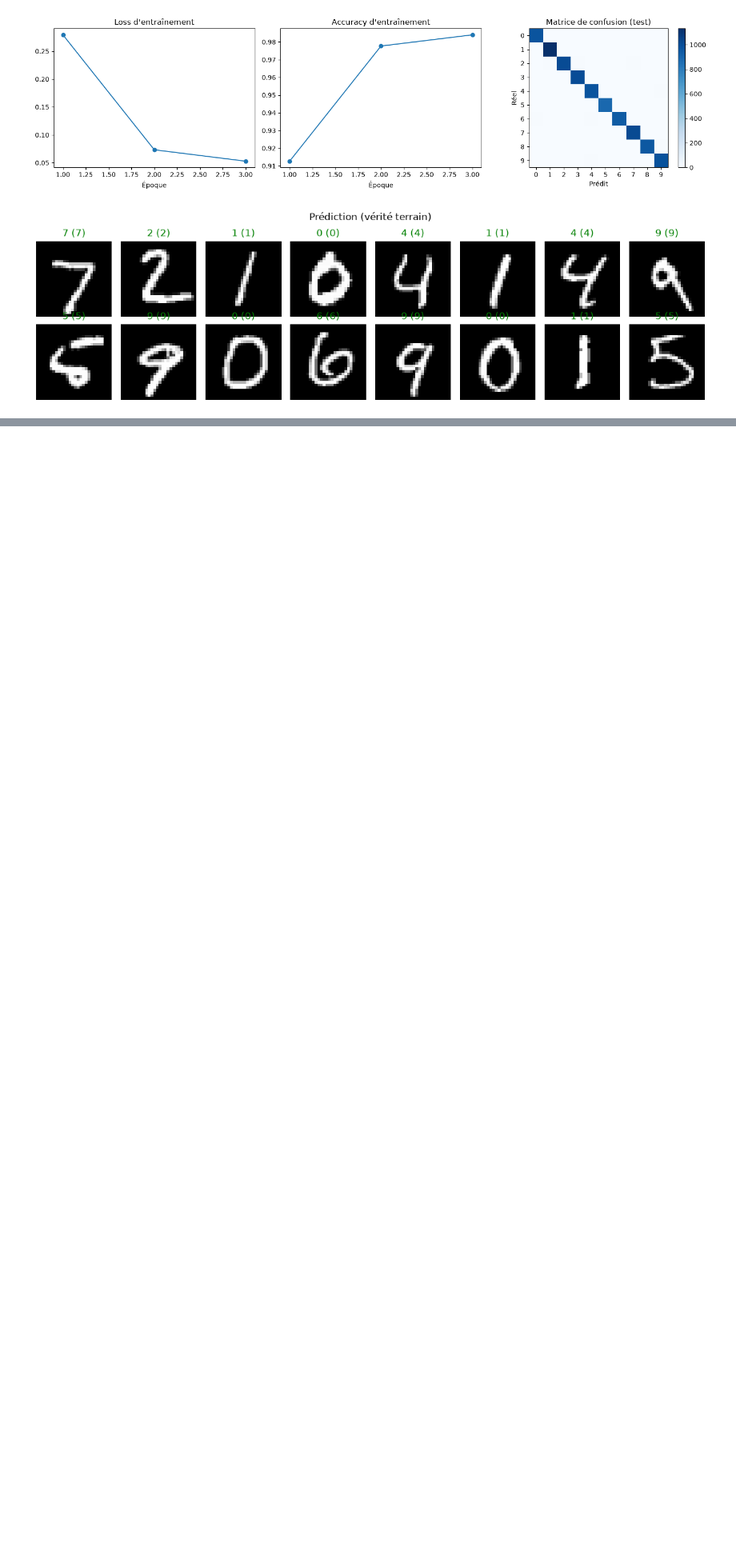
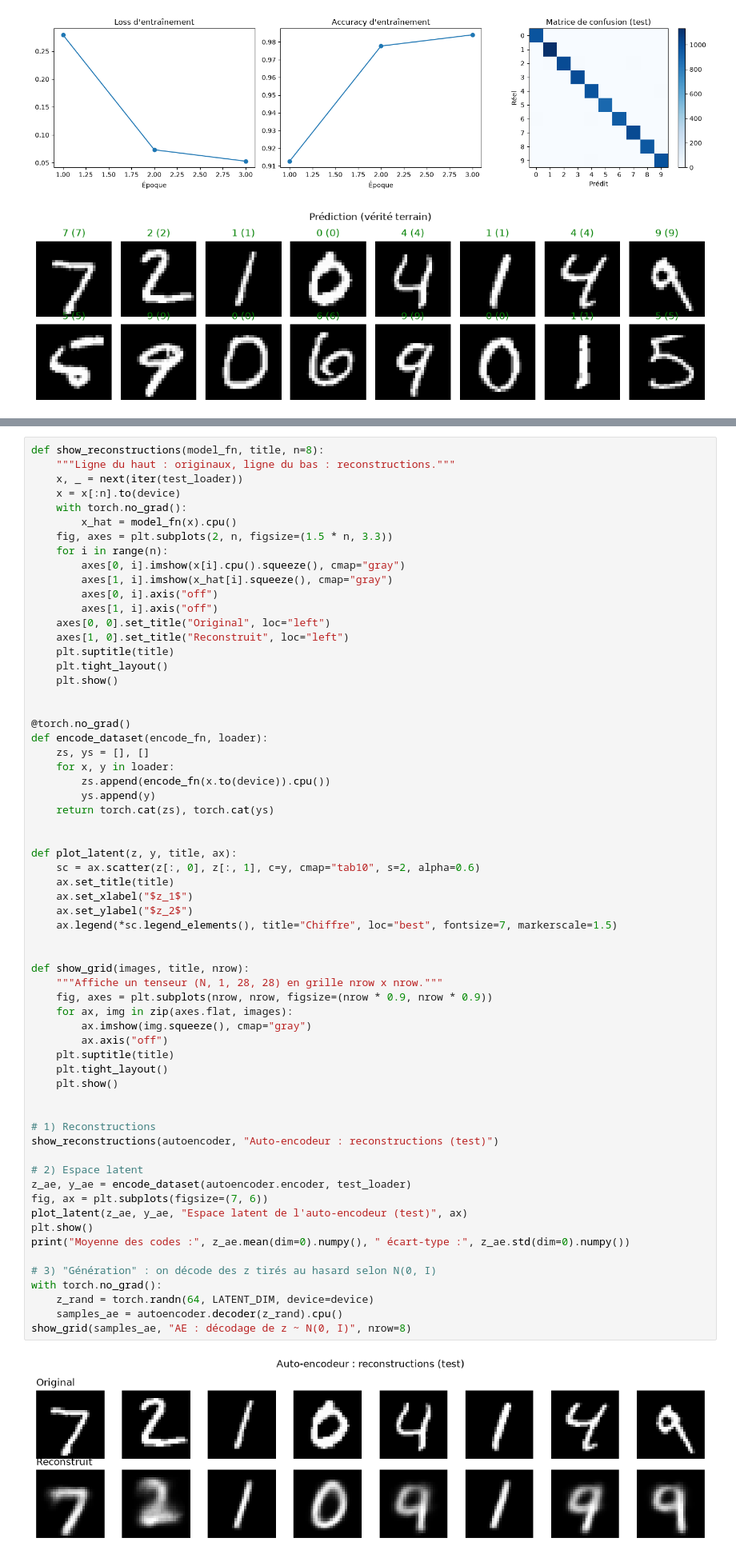
Before and after one commit to yassineabouhassan77-crypto/tp-modeles-generatifs, a Jupyter notebook: modeles_generatifs.ipynb, the cells around one changed output, grey strips where cells are left out. Shown at 80% size. Cells and saved outputs as stored; diff of their text form; blank space fills up the shorter version.

```diff
--- a/modeles_generatifs.ipynb
+++ b/modeles_generatifs.ipynb
@@ -221,0 +352,65 @@ Accuracy test : 0.9881
+# %%
+def show_reconstructions(model_fn, title, n=8):
+    """Ligne du haut : originaux, ligne du bas : reconstructions."""
+    x, _ = next(iter(test_loader))
+    x = x[:n].to(device)
+    with torch.no_grad():
+        x_hat = model_fn(x).cpu()
+    fig, axes = plt.subplots(2, n, figsize=(1.5 * n, 3.3))
+    for i in range(n):
+        axes[0, i].imshow(x[i].cpu().squeeze(), cmap="gray")
+        axes[1, i].imshow(x_hat[i].squeeze(), cmap="gray")
+        axes[0, i].axis("off")
+        axes[1, i].axis("off")
+    axes[0, 0].set_title("Original", loc="left")
+    axes[1, 0].set_title("Reconstruit", loc="left")
+    plt.suptitle(title)
+    plt.tight_layout()
+    plt.show()
+
+
+@torch.no_grad()
+def encode_dataset(encode_fn, loader):
+    zs, ys = [], []
+    for x, y in loader:
+        zs.append(encode_fn(x.to(device)).cpu())
+        ys.append(y)
+    return torch.cat(zs), torch.cat(ys)
+
+
+def plot_latent(z, y, title, ax):
+    sc = ax.scatter(z[:, 0], z[:, 1], c=y, cmap="tab10", s=2, alpha=0.6)
+    ax.set_title(title)
+    ax.set_xlabel("$z_1$")
+    ax.set_ylabel("$z_2$")
+    ax.legend(*sc.legend_elements(), title="Chiffre", loc="best", fontsize=7, markerscale=1.5)
+
+
+def show_grid(images, title, nrow):
+    """Affiche un tenseur (N, 1, 28, 28) en grille nrow x nrow."""
+    fig, axes = plt.subplots(nrow, nrow, figsize=(nrow * 0.9, nrow * 0.9))
+    for ax, img in zip(axes.flat, images):
+        ax.imshow(img.squeeze(), cmap="gray")
+        ax.axis("off")
+    plt.suptitle(title)
+    plt.tight_layout()
+    plt.show()
+
+
+# 1) Reconstructions
+show_reconstructions(autoencoder, "Auto-encodeur : reconstructions (test)")
+
+# 2) Espace latent
+z_ae, y_ae = encode_dataset(autoencoder.encoder, test_loader)
+fig, ax = plt.subplots(figsize=(7, 6))
+plot_latent(z_ae, y_ae, "Espace latent de l'auto-encodeur (test)", ax)
+plt.show()
+print("Moyenne des codes :", z_ae.mean(dim=0).numpy(), " écart-type :", z_ae.std(dim=0).numpy())
+
+# 3) "Génération" : on décode des z tirés au hasard selon N(0, I)
+with torch.no_grad():
+    z_rand = torch.randn(64, LATENT_DIM, device=device)
+    samples_ae = autoencoder.decoder(z_rand).cpu()
+show_grid(samples_ae, "AE : décodage de z ~ N(0, I)", nrow=8)
+# %% [output]
+[figure, added]
```
Also changed, not shown: parts of 5 cells of this notebook.
